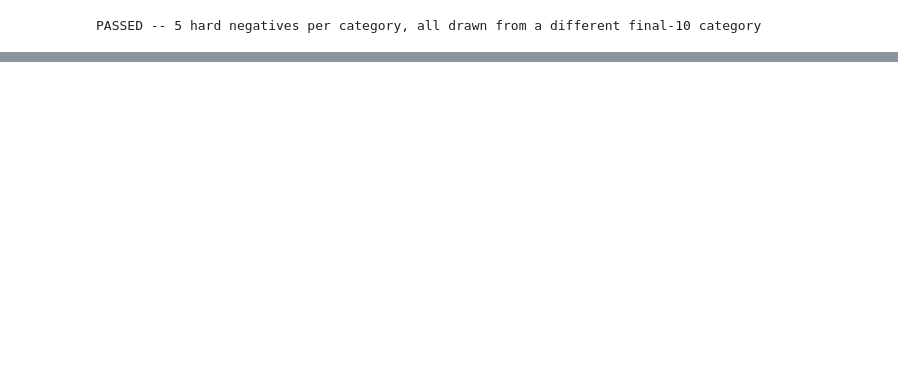
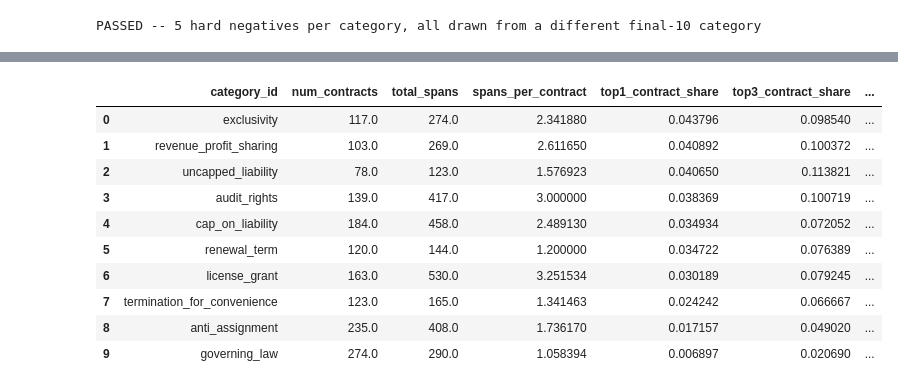
Before and after one commit to Break-Through-Tech/Accenture-1O-contract-review-challenge, a Jupyter notebook: notebooks/task7_build_categories.ipynb, the cells around one changed output, grey strips where cells are left out. Cells and saved outputs as stored; diff of their text form; code cells hidden in the pictures; blank space fills up the shorter version.

```diff
--- a/notebooks/task7_build_categories.ipynb
+++ b/notebooks/task7_build_categories.ipynb
@@ -441,0 +412,13 @@ category_descriptions.csv not found in the working directory -- evidence pack wi
+# %%
+# id_to_name / name_to_id_map, built from the real categories table (not reconstructed by
+# hand) so they match the real category_id values exactly, including "Anti-Assignment"
+id_to_name = dict(zip(categories.category_id, categories.category_name))
+name_to_id_map = {v: k for k, v in id_to_name.items()}
+
+span_counts = (
+    positive_spans.merge(positive_sets[["annotation_set_id", "contract_id"]], on="annotation_set_id")
+    .groupby(["category_id", "contract_id"])
+    .size()
+    .reset_index(name="span_count")
+)
+span_counts.head()
@@ -442,3 +432,38 @@ category_descriptions.csv not found in the working directory -- evidence pack wi
+# %%
+def concentration_stats(group):
+    total = group["span_count"].sum()
+    sorted_counts = group["span_count"].sort_values(ascending=False).to_numpy()
+    shares = sorted_counts / total
+    return pd.Series({
+        "num_contracts": len(group),
+        "total_spans": int(total),
+        "spans_per_contract": total / len(group),
+        "top1_contract_share": shares[0],
+        "top3_contract_share": shares[:3].sum(),
+        "hhi": (shares ** 2).sum(),
+    })
+
+CONCENTRATION_FLAG_THRESHOLD = 0.25
+
+concentration = span_counts.groupby("category_id").apply(concentration_stats).reset_index()
+concentration["category_name"] = concentration["category_id"].map(id_to_name)
+concentration["flag_single_contract_heavy"] = concentration["top1_contract_share"] > CONCENTRATION_FLAG_THRESHOLD
+concentration = concentration.sort_values("top1_contract_share", ascending=False).reset_index(drop=True)
+
+concentration.to_csv(OUTPUT_DIR / "category_concentration.csv", index=False)
+concentration
+# %% [output]
+|  | category_id | num_contracts | total_spans | spans_per_contract | top1_contract_share | top3_contract_share | ... |
+| 0 | exclusivity | 117.0 | 274.0 | 2.341880 | 0.043796 | 0.098540 | ... |
+| 1 | revenue_profit_sharing | 103.0 | 269.0 | 2.611650 | 0.040892 | 0.100372 | ... |
+| 2 | uncapped_liability | 78.0 | 123.0 | 1.576923 | 0.040650 | 0.113821 | ... |
+| 3 | audit_rights | 139.0 | 417.0 | 3.000000 | 0.038369 | 0.100719 | ... |
+| 4 | cap_on_liability | 184.0 | 458.0 | 2.489130 | 0.034934 | 0.072052 | ... |
+| 5 | renewal_term | 120.0 | 144.0 | 1.200000 | 0.034722 | 0.076389 | ... |
+| 6 | license_grant | 163.0 | 530.0 | 3.251534 | 0.030189 | 0.079245 | ... |
+| 7 | termination_for_convenience | 123.0 | 165.0 | 1.341463 | 0.024242 | 0.066667 | ... |
+| 8 | anti_assignment | 235.0 | 408.0 | 1.736170 | 0.017157 | 0.049020 | ... |
+| 9 | governing_law | 274.0 | 290.0 | 1.058394 | 0.006897 | 0.020690 | ... |
 # %%
 import json
 
```
Also changed, not shown: parts of 13 cells of this notebook, 4 other files.
